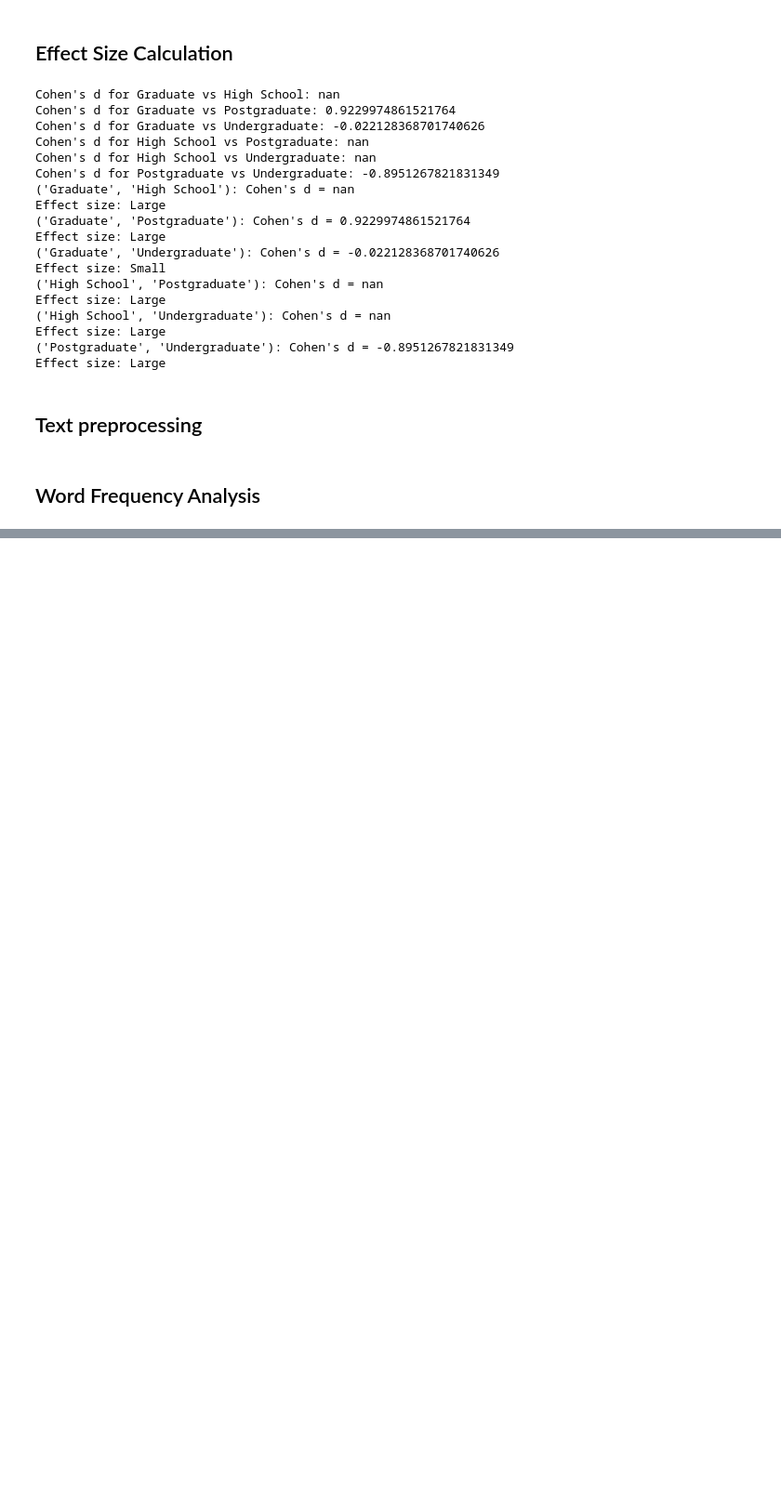
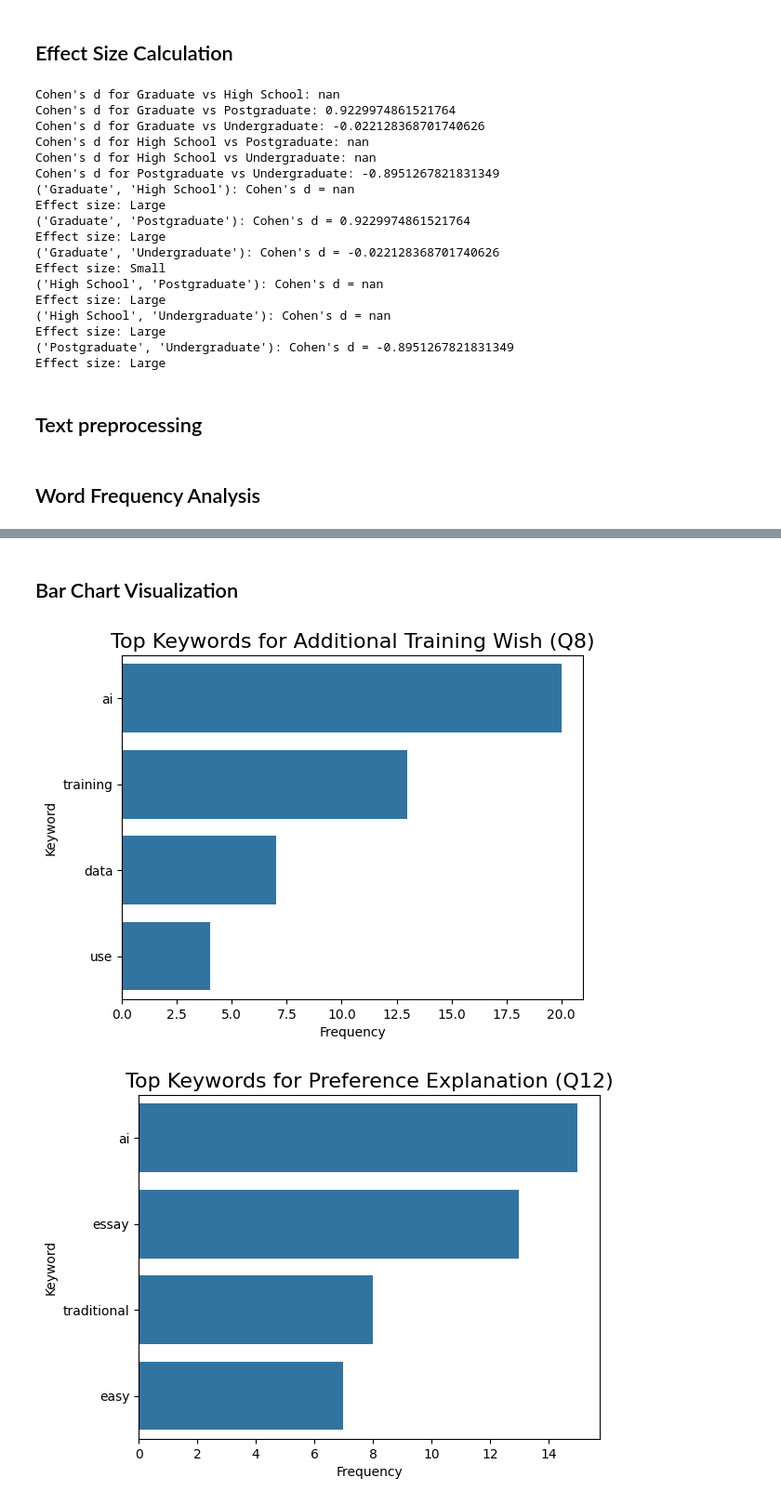
Before and after one commit to shahnawaz-pabon/hmi-rethinking-essays, a Jupyter notebook: rethinking-essays.ipynb, the cells around one changed output, grey strips where cells are left out. Shown at 93% size. Drawn from its saved outputs; the diff is of its cells as text; code cells hidden in the pictures; blank space fills up the shorter version.

```diff
--- a/rethinking-essays.ipynb
+++ b/rethinking-essays.ipynb
@@ -401,0 +432,23 @@ Top keywords for significant benefit (Q27): [('learning', 18), ('ai', 11), ('per
+# %% [markdown]
+## Bar Chart Visualization
+# %%
+def plot_keyword_frequencies(keywords, title):
+    df = pd.DataFrame(keywords, columns=['Keyword', 'Frequency'])
+    sns.barplot(x='Frequency', y='Keyword', data=df)
+    plt.title(title, fontsize=16)
+    plt.xlabel('Frequency')
+    plt.ylabel('Keyword')
+    plt.show()
+
+# Plotting keyword frequencies for each question
+plot_keyword_frequencies([('ai', 20), ('training', 13), ('data', 7), ('use', 4)], "Top Keywords for Additional Training Wish (Q8)")
+plot_keyword_frequencies([('ai', 15), ('essay', 13), ('traditional', 8), ('easy', 7)], "Top Keywords for Preference Explanation (Q12)")
+plot_keyword_frequencies([('ai', 19), ('writing', 16), ('tools', 11), ('content', 8)], "Top Keywords for Impact Instance (Q17)")
+plot_keyword_frequencies([('ai', 16), ('tools', 9), ('leading', 6), ('irrelevant', 6)], "Top Keywords for Traditional Issues (Q20)")
+plot_keyword_frequencies([('ai', 14), ('tools', 9), ('reflective', 8), ('personal', 7)], "Top Keywords for Reflective Issues (Q21)")
+plot_keyword_frequencies([('ai', 14), ('learning', 11), ('tools', 10), ('students', 8)], "Top Keywords for Suggested Improvements (Q22)")
+plot_keyword_frequencies([('ai', 23), ('yes', 21), ('learning', 14), ('students', 14)], "Top Keywords for Integration Opinion (Q26)")
+plot_keyword_frequencies([('learning', 18), ('ai', 11), ('personalized', 10), ('educational', 7)], "Top Keywords for Significant Benefit (Q27)")
+# %% [output]
+[figure, added]
+[figure, added]
```
Also changed, not shown: parts of 4 cells of this notebook, 1 other file.
